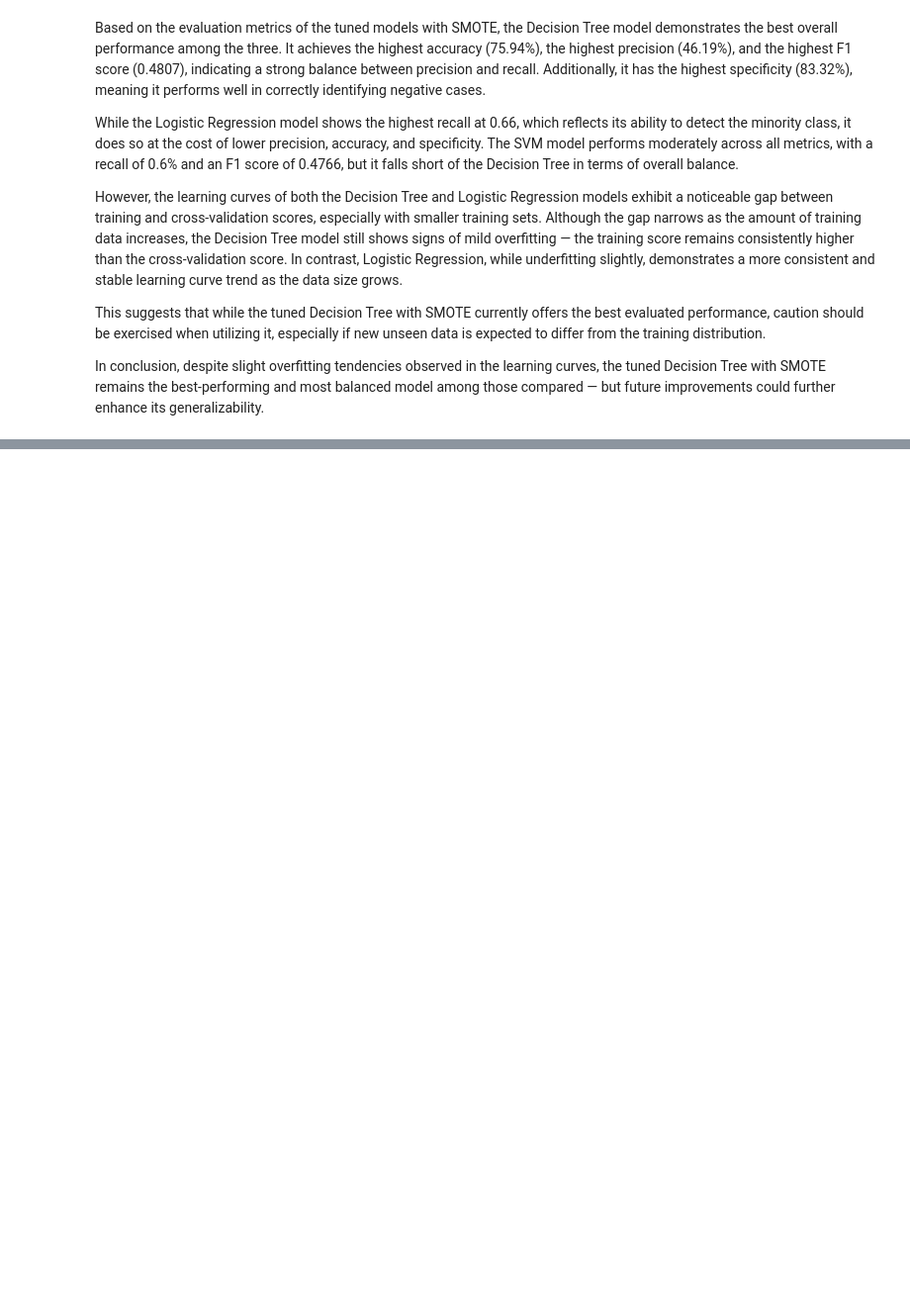
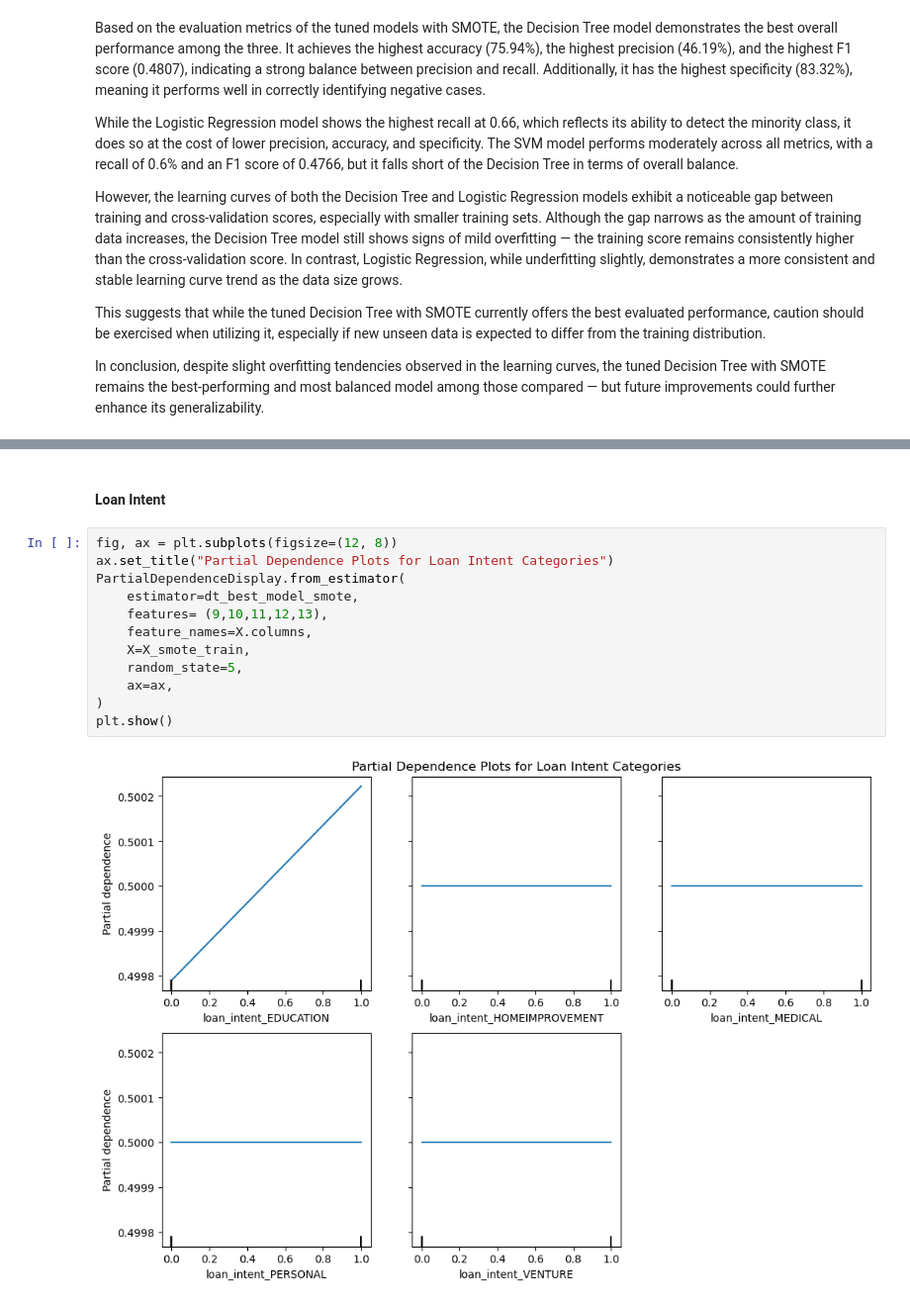
Before and after one commit to jb705249/SJU_DSS_740_Final_Project, a Jupyter notebook: Scr/all_models.ipynb, the cells around one changed output, grey strips where cells are left out. Shown at 99% size. Drawn from its saved outputs; the diff is of its cells as text; blank space fills up the shorter version.

```diff
--- a/Scr/all_models.ipynb
+++ b/Scr/all_models.ipynb
@@ -927,0 +975,16 @@ In conclusion, despite slight overfitting tendencies observed in the learning cu
+# %% [markdown]
+<h4> Loan Intent </h4>
+# %%
+fig, ax = plt.subplots(figsize=(12, 8))
+ax.set_title("Partial Dependence Plots for Loan Intent Categories")
+PartialDependenceDisplay.from_estimator(
+    estimator=dt_best_model_smote,
+    features= (9,10,11,12,13),
+    feature_names=X.columns,
+    X=X_smote_train,
+    random_state=5,
+    ax=ax,
+)
+plt.show()
+# %% [output]
+[figure, added]
```
Also changed, not shown: parts of 11 cells of this notebook.
